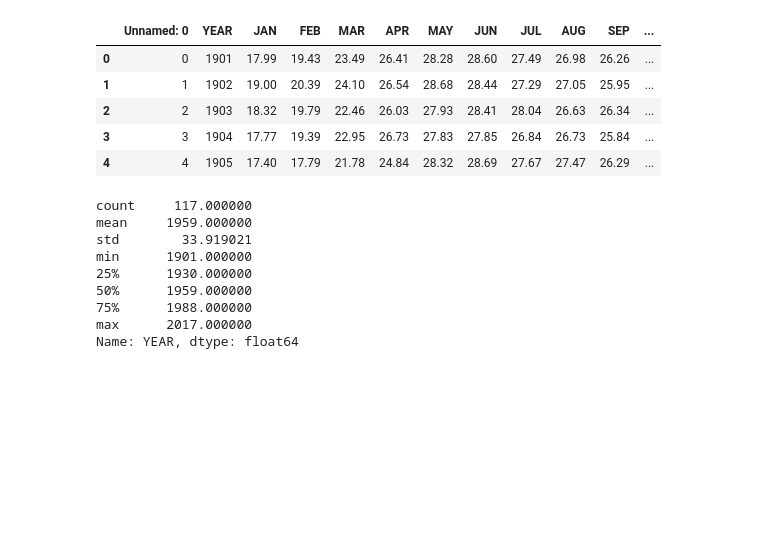
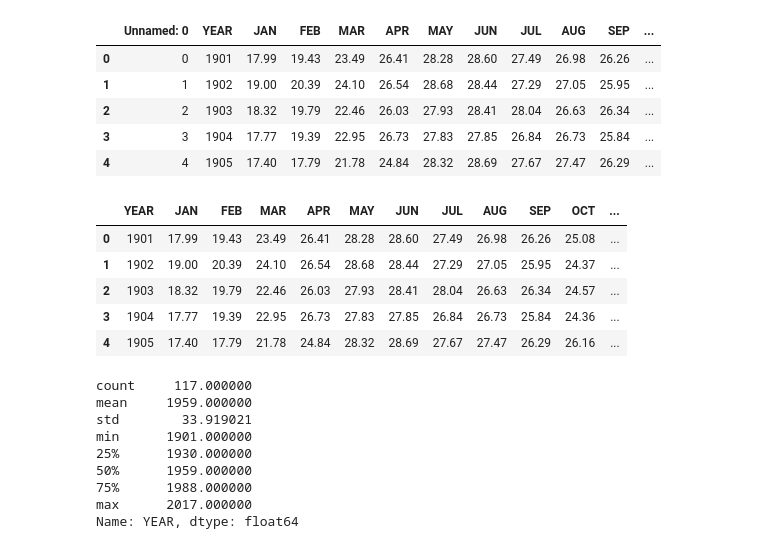
Before and after one commit to jiin-son/weather_india, a Jupyter notebook: Explanatory_Data_Analysis.ipynb, the cells around one changed output. Drawn from its saved outputs; the diff is of its cells as text; code cells hidden in the pictures; blank space fills up the shorter version.

```diff
--- a/Explanatory_Data_Analysis.ipynb
+++ b/Explanatory_Data_Analysis.ipynb
@@ -26,6 +26,16 @@ df.head()
 | 2 | 2 | 1903 | 18.32 | 19.79 | 22.46 | 26.03 | 27.93 | 28.41 | 28.04 | 26.63 | 26.34 | ... |
 | 3 | 3 | 1904 | 17.77 | 19.39 | 22.95 | 26.73 | 27.83 | 27.85 | 26.84 | 26.73 | 25.84 | ... |
 | 4 | 4 | 1905 | 17.40 | 17.79 | 21.78 | 24.84 | 28.32 | 28.69 | 27.67 | 27.47 | 26.29 | ... |
+# %%
+df.drop(columns=df.columns[0], axis=1, inplace=True)
+df.head()
+# %% [output]
+|  | YEAR | JAN | FEB | MAR | APR | MAY | JUN | JUL | AUG | SEP | OCT | ... |
+| 0 | 1901 | 17.99 | 19.43 | 23.49 | 26.41 | 28.28 | 28.60 | 27.49 | 26.98 | 26.26 | 25.08 | ... |
+| 1 | 1902 | 19.00 | 20.39 | 24.10 | 26.54 | 28.68 | 28.44 | 27.29 | 27.05 | 25.95 | 24.37 | ... |
+| 2 | 1903 | 18.32 | 19.79 | 22.46 | 26.03 | 27.93 | 28.41 | 28.04 | 26.63 | 26.34 | 24.57 | ... |
+| 3 | 1904 | 17.77 | 19.39 | 22.95 | 26.73 | 27.83 | 27.85 | 26.84 | 26.73 | 25.84 | 24.36 | ... |
+| 4 | 1905 | 17.40 | 17.79 | 21.78 | 24.84 | 28.32 | 28.69 | 27.67 | 27.47 | 26.29 | 26.16 | ... |
 # %%
 # year range
 df['YEAR'].describe()
```
Also changed, not shown: parts of 1 cell of this notebook.
